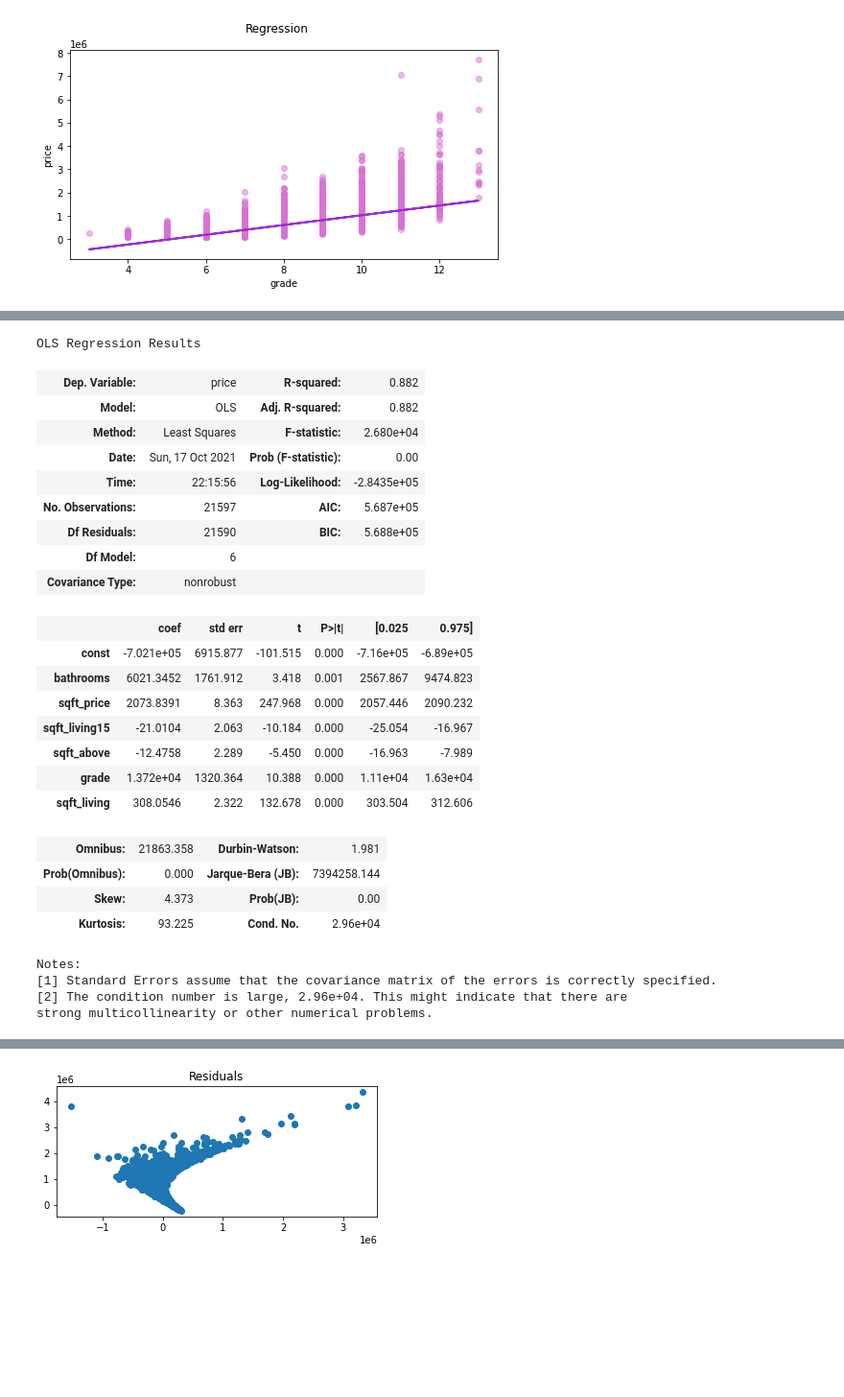
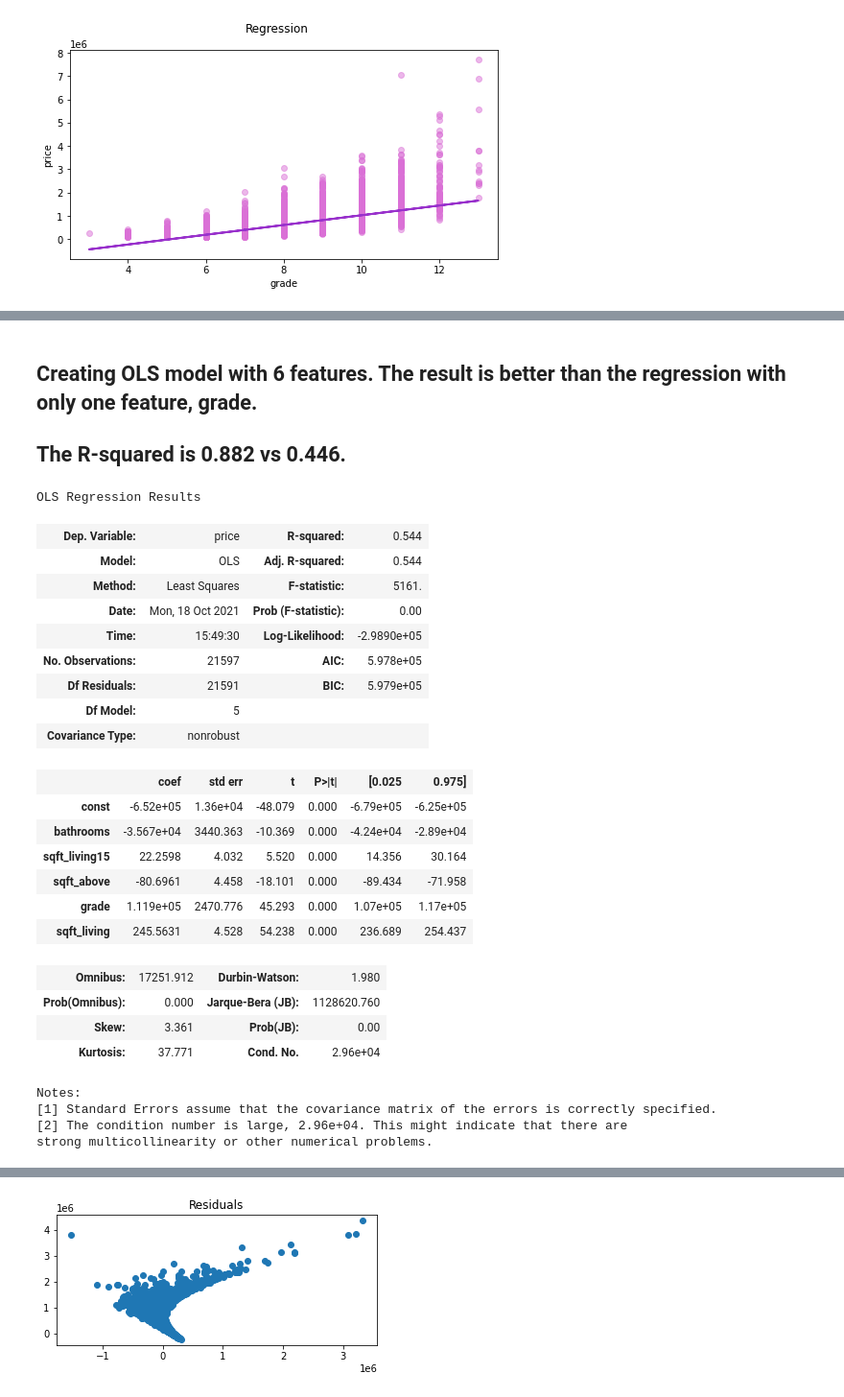
Before and after one commit to christine-berlin/house_price_predictions, a Jupyter notebook: notebooks/EDA.ipynb, the cells around one changed output, grey strips where cells are left out. Shown: that part at 96% size. Drawn from its saved outputs; the diff is of its cells as text; code cells hidden in the pictures; blank space fills up the shorter version.

```diff
--- a/notebooks/EDA.ipynb
+++ b/notebooks/EDA.ipynb
@@ -288,34 +298,36 @@ sns.pairplot(df_king_county[x_columns])
+# %% [markdown]
+## Creating OLS model with  6 features. The result is better than the regression with only one feature, grade.
+## The R-squared is 0.882 vs 0.446.
 # %%
 #create OLS model
-X = df_king_county[['bathrooms', 'sqft_price', 'sqft_living15', 'sqft_above', 'grade', 'sqft_living']]
+X = df_king_county[['bathrooms', 'sqft_living15', 'sqft_above', 'grade', 'sqft_living']]#sqft_price
 X = sm.add_constant(X)
 y = df_king_county.price
 model = sm.OLS(y,X)
 results = model.fit()
 results.summary()
 # %% [output]
 OLS Regression Results
-| Dep. Variable: | price | R-squared: | 0.882 |
-| Model: | OLS | Adj. R-squared: | 0.882 |
-| Method: | Least Squares | F-statistic: | 2.680e+04 |
-| Date: | Sun, 17 Oct 2021 | Prob (F-statistic): | 0.00 |
-| Time: | 22:15:56 | Log-Likelihood: | -2.8435e+05 |
-| No. Observations: | 21597 | AIC: | 5.687e+05 |
-| Df Residuals: | 21590 | BIC: | 5.688e+05 |
-| Df Model: | 6 |  |  |
+| Dep. Variable: | price | R-squared: | 0.544 |
+| Model: | OLS | Adj. R-squared: | 0.544 |
+| Method: | Least Squares | F-statistic: | 5161. |
+| Date: | Mon, 18 Oct 2021 | Prob (F-statistic): | 0.00 |
+| Time: | 15:49:30 | Log-Likelihood: | -2.9890e+05 |
+| No. Observations: | 21597 | AIC: | 5.978e+05 |
+| Df Residuals: | 21591 | BIC: | 5.979e+05 |
+| Df Model: | 5 |  |  |
 | Covariance Type: | nonrobust |  |  |
 |  | coef | std err | t | P>|t| | [0.025 | 0.975] |
-| const | -7.021e+05 | 6915.877 | -101.515 | 0.000 | -7.16e+05 | -6.89e+05 |
-| bathrooms | 6021.3452 | 1761.912 | 3.418 | 0.001 | 2567.867 | 9474.823 |
-| sqft_price | 2073.8391 | 8.363 | 247.968 | 0.000 | 2057.446 | 2090.232 |
-| sqft_living15 | -21.0104 | 2.063 | -10.184 | 0.000 | -25.054 | -16.967 |
-| sqft_above | -12.4758 | 2.289 | -5.450 | 0.000 | -16.963 | -7.989 |
-| grade | 1.372e+04 | 1320.364 | 10.388 | 0.000 | 1.11e+04 | 1.63e+04 |
-| sqft_living | 308.0546 | 2.322 | 132.678 | 0.000 | 303.504 | 312.606 |
+| const | -6.52e+05 | 1.36e+04 | -48.079 | 0.000 | -6.79e+05 | -6.25e+05 |
+| bathrooms | -3.567e+04 | 3440.363 | -10.369 | 0.000 | -4.24e+04 | -2.89e+04 |
+| sqft_living15 | 22.2598 | 4.032 | 5.520 | 0.000 | 14.356 | 30.164 |
+| sqft_above | -80.6961 | 4.458 | -18.101 | 0.000 | -89.434 | -71.958 |
+| grade | 1.119e+05 | 2470.776 | 45.293 | 0.000 | 1.07e+05 | 1.17e+05 |
+| sqft_living | 245.5631 | 4.528 | 54.238 | 0.000 | 236.689 | 254.437 |
-| Omnibus: | 21863.358 | Durbin-Watson: | 1.981 |
-| Prob(Omnibus): | 0.000 | Jarque-Bera (JB): | 7394258.144 |
-| Skew: | 4.373 | Prob(JB): | 0.00 |
-| Kurtosis: | 93.225 | Cond. No. | 2.96e+04 |
+| Omnibus: | 17251.912 | Durbin-Watson: | 1.980 |
+| Prob(Omnibus): | 0.000 | Jarque-Bera (JB): | 1128620.760 |
+| Skew: | 3.361 | Prob(JB): | 0.00 |
+| Kurtosis: | 37.771 | Cond. No. | 2.96e+04 |
 Notes:
 [1] Standard Errors assume that the covariance matrix of the errors is correctly specified.
 [2] The condition number is large, 2.96e+04. This might indicate that there are
```
Also changed, not shown: parts of 25 cells of this notebook.
